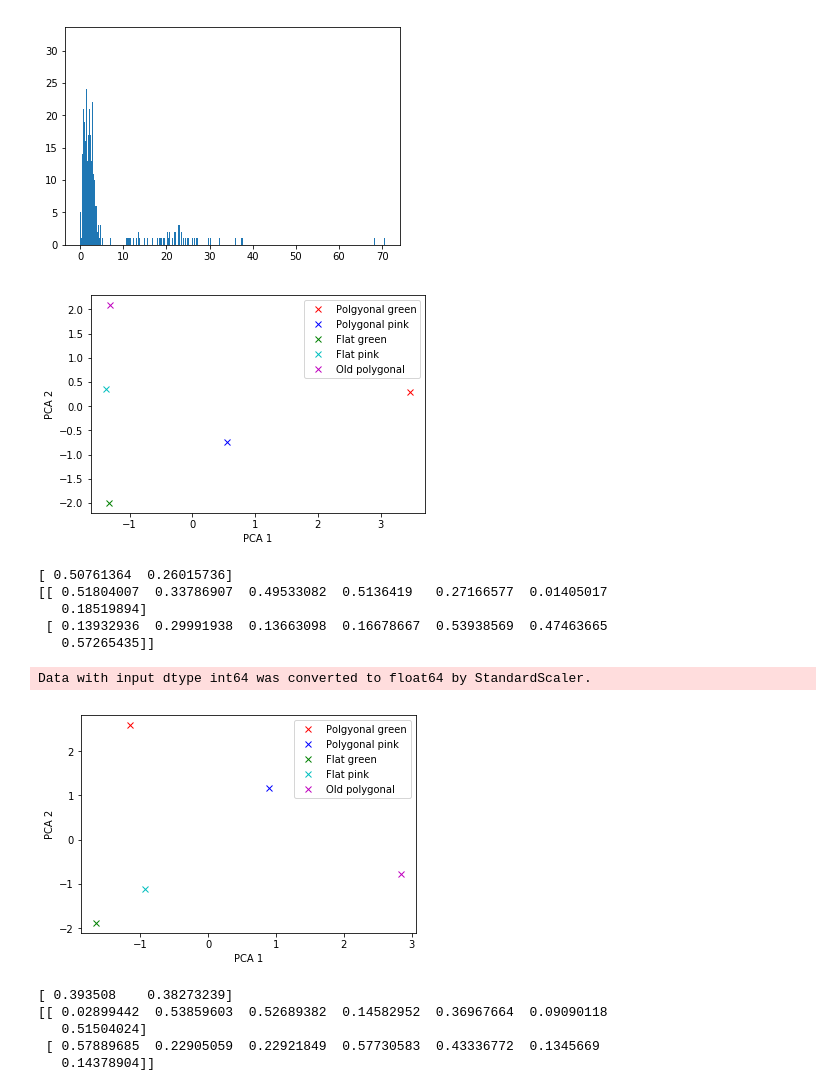
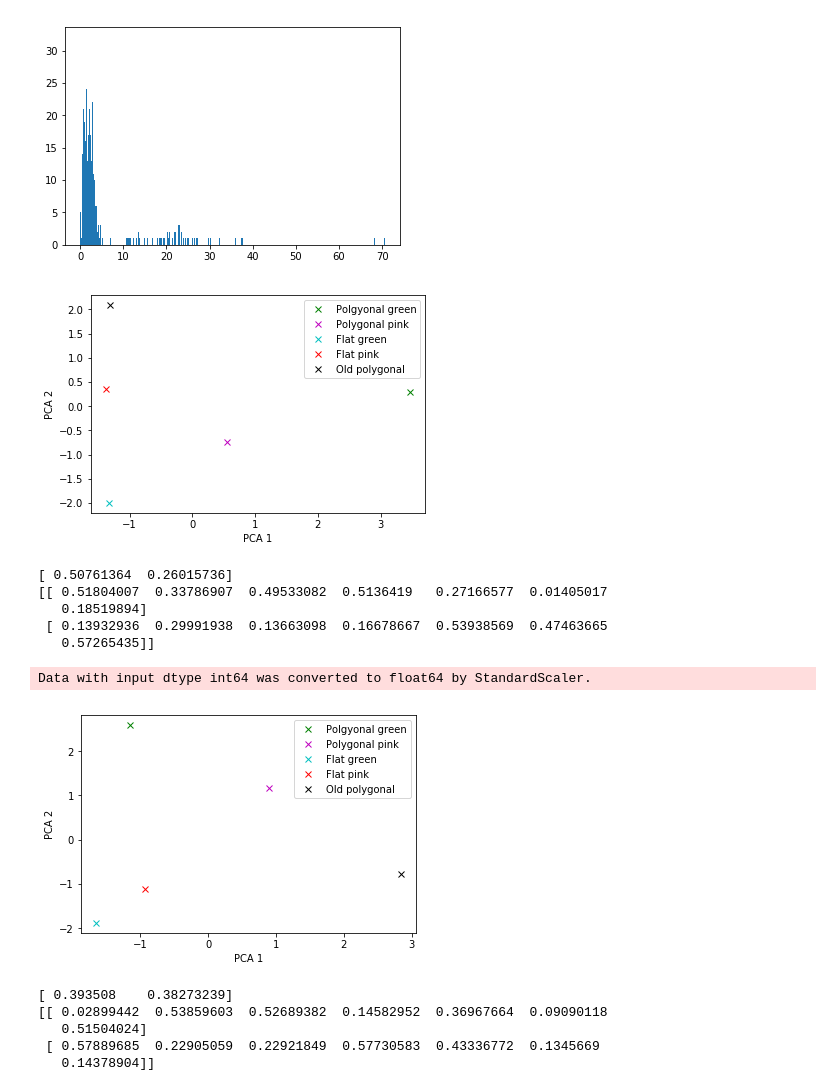
Before and after one commit to sriemer1/senior-thesis, a Jupyter notebook: Jmicrovision data .ipynb, the cells around one changed output. Cells and saved outputs as stored; diff of their text form; code cells hidden in the pictures.

```diff
--- a/Jmicrovision data .ipynb
+++ b/Jmicrovision data .ipynb
@@ -240,39 +240,39 @@ plt.show()
 # %%
 #PCA on point count data separated into layers renormalized without amorphous organic matter, relative abundances
 
 from sklearn import decomposition
 from sklearn import datasets
 from sklearn import linear_model
 import numpy as np
 import scipy
 from scipy import *
 from sklearn.preprocessing import StandardScaler
 import matplotlib.pyplot as plt
 
 X=np.array([[42.578125,40.234375,10.546875,6.25,0.390625,0,0],
 [16.01423488,53.7366548,24.19928826,3.558718861,1.067615658,1.423487544,0],
 [3.496503497,44.05594406,37.76223776,1.398601399,12.58741259,0.699300699,0],
 [4.697986577,62.41610738,27.51677852,0,5.369127517,0,0],
 [10.98901099,55.31135531,32.96703297,0,0.366300366,0,0.366300366]])
 
 X_std = StandardScaler().fit_transform(X)
 pca = decomposition.PCA(n_components=2)
 Y = pca.fit_transform(X_std)
 
-p1,=plt.plot(Y[0][0],Y[0][1],'rx',label='Polgyonal green')
-p2,=plt.plot(Y[1][0],Y[1][1],'bx', label='Polygonal pink')
-p3,=plt.plot(Y[2][0],Y[2][1],'gx',label='Flat green')
-p4,=plt.plot(Y[3][0],Y[3][1],'cx',label='Flat pink')
-p5,=plt.plot(Y[4][0],Y[4][1],'mx',label='Old polygonal')
+p1,=plt.plot(Y[0][0],Y[0][1],'gx',label='Polgyonal green')
+p2,=plt.plot(Y[1][0],Y[1][1],'mx', label='Polygonal pink')
+p3,=plt.plot(Y[2][0],Y[2][1],'cx',label='Flat green')
+p4,=plt.plot(Y[3][0],Y[3][1],'rx',label='Flat pink')
+p5,=plt.plot(Y[4][0],Y[4][1],'kx',label='Old polygonal')
 plt.legend(handles=[p1, p2,p3,p4,p5])
 plt.xlabel('PCA 1')
 plt.ylabel('PCA 2')
 plt.show()
 
 print(pca.explained_variance_ratio_) #what percent of the variance PCA 1 and 2 explain
 print(abs(pca.components_)) #component scores, how much each variable influences PCA 1 and 2
 # %% [output]
-[figure, old version]
+[figure, new version]
 [ 0.50761364  0.26015736]
 [[ 0.51804007  0.33786907  0.49533082  0.5136419   0.27166577  0.01405017
    0.18519894]
@@ -300,11 +300,11 @@ X_std = StandardScaler().fit_transform(X)
 pca = decomposition.PCA(n_components=2)
 Y = pca.fit_transform(X_std)
 
-p1,=plt.plot(Y[0][0],Y[0][1],'rx',label='Polgyonal green')
-p2,=plt.plot(Y[1][0],Y[1][1],'bx', label='Polygonal pink')
-p3,=plt.plot(Y[2][0],Y[2][1],'gx',label='Flat green')
-p4,=plt.plot(Y[3][0],Y[3][1],'cx',label='Flat pink')
-p5,=plt.plot(Y[4][0],Y[4][1],'mx',label='Old polygonal')
+p1,=plt.plot(Y[0][0],Y[0][1],'gx',label='Polgyonal green')
+p2,=plt.plot(Y[1][0],Y[1][1],'mx', label='Polygonal pink')
+p3,=plt.plot(Y[2][0],Y[2][1],'cx',label='Flat green')
+p4,=plt.plot(Y[3][0],Y[3][1],'rx',label='Flat pink')
+p5,=plt.plot(Y[4][0],Y[4][1],'kx',label='Old polygonal')
 plt.legend(handles=[p1, p2,p3,p4,p5])
 plt.xlabel('PCA 1')
 plt.ylabel('PCA 2')
@@ -314,7 +314,7 @@ print(pca.explained_variance_ratio_) #what percent of the variance PCA 1 and 2 e
 print(abs(pca.components_)) #component scores, how much each variable influences PCA 1 and 2
 # %% [output]
 Data with input dtype int64 was converted to float64 by StandardScaler.
-[figure, old version]
+[figure, new version]
 [ 0.393508    0.38273239]
 [[ 0.02899442  0.53859603  0.52689382  0.14582952  0.36967664  0.09090118
    0.51504024]
```
Also changed, not shown: parts of 9 cells of this notebook.
